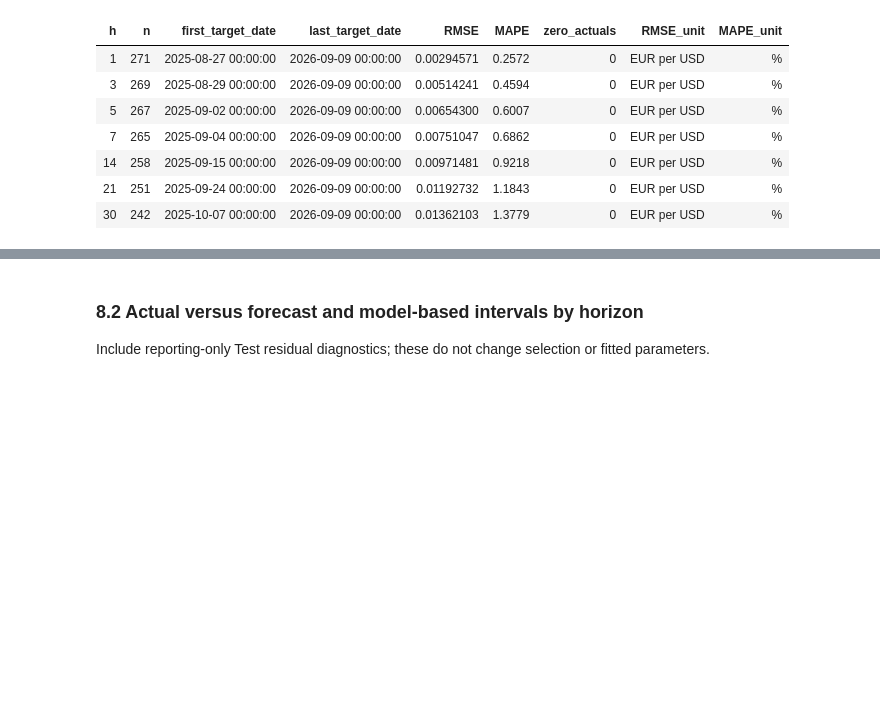
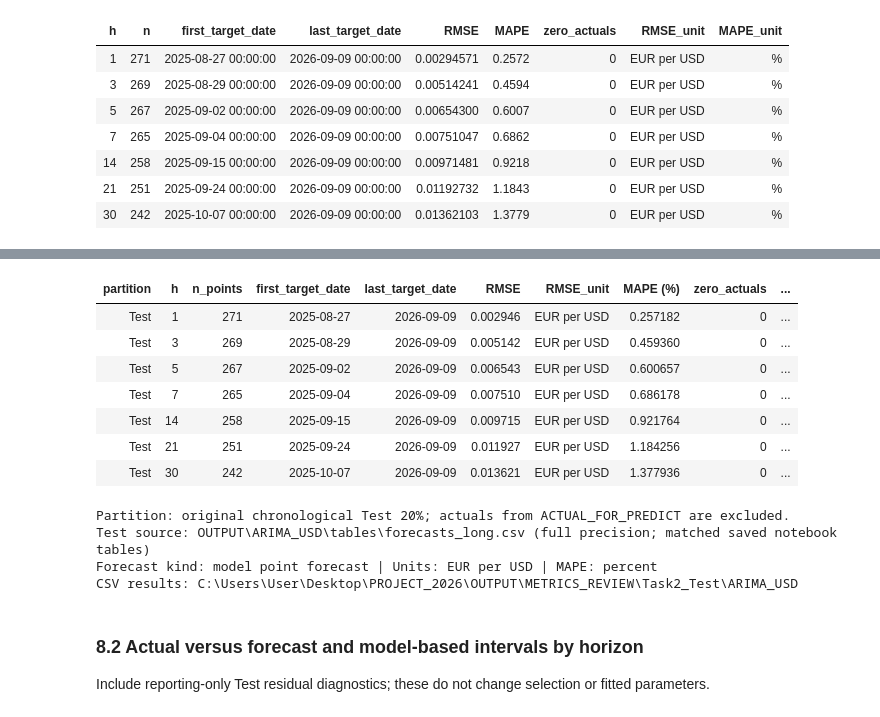
Before and after one commit to KOLLAWAT09/PROJECT_STAT, a Jupyter notebook: USD_TEST/ARIMA_USD.ipynb, the cells around one changed output, grey strips where cells are left out. Drawn from its saved outputs; the diff is of its cells as text; code cells hidden in the pictures; blank space fills up the shorter version.

Commit message:
Add future actual-price and Test metrics to all forecasting notebooks

```diff
--- a/USD_TEST/ARIMA_USD.ipynb
+++ b/USD_TEST/ARIMA_USD.ipynb
@@ -980,3 +1140,71 @@ display(evaluation.style.format({'RMSE': '{:.8f}', 'MAPE': '{:.4f}'}).hide(axis=
+# %%
+# Recompute Test-set metrics from the original historical Test forecasts only.
+from pathlib import Path
+import hashlib
+import json
+import numpy as np
+import pandas as pd
+from IPython.display import display, HTML
+
+task2_primary_column = 'forecast'
+task2_unit = 'EUR per USD'
+task2_model = 'ARIMA'
+task2_asset = 'USD'
+task2_kind = 'model point forecast'
+task2_test_pairs = forecasts[['origin_date', 'h', 'target_date', 'actual', task2_primary_column]].copy()
+task2_test_pairs = task2_test_pairs.rename(columns={task2_primary_column: 'Forecast'})
+for task2_column in ['origin_date', 'target_date']:
+    task2_test_pairs[task2_column] = pd.to_datetime(task2_test_pairs[task2_column], errors='raise')
+assert n_train == int(0.8 * len(df))
+assert task2_test_pairs['target_date'].between(df.index[n_train], df.index[-1]).all()
+assert not task2_test_pairs.duplicated(['origin_date', 'h']).any()
+assert np.isfinite(task2_test_pairs[['actual', 'Forecast']]).all().all()
+task2_target_positions = df.index.get_indexer(task2_test_pairs.target_date)
+task2_origin_positions = df.index.get_indexer(task2_test_pairs.origin_date)
+assert (task2_origin_positions >= 0).all() and (task2_target_positions >= n_train).all()
+assert np.array_equal(task2_target_positions-task2_origin_positions, task2_test_pairs.h.to_numpy())
+np.testing.assert_allclose(task2_test_pairs.actual.to_numpy(), df['Price'].iloc[task2_target_positions].to_numpy(), atol=0, rtol=1e-12)
+task2_rows = []
+for task2_h, task2_group in task2_test_pairs.groupby('h', sort=True):
+    assert len(task2_group) == len(df)-n_train-int(task2_h)+1
+    task2_actual = task2_group.actual.to_numpy()
+    task2_error = task2_group.Forecast.to_numpy()-task2_actual
+    task2_zero_count = int((task2_actual == 0).sum())
+    task2_rows.append(dict(partition='Test', h=int(task2_h), n_points=len(task2_group),
+        first_target_date=task2_group.target_date.min(), last_target_date=task2_group.target_date.max(),
+        RMSE=float(np.sqrt(np.mean(task2_error**2))), RMSE_unit=task2_unit,
+        MAPE_percent=float(100*np.mean(np.abs(task2_error/task2_actual))) if not task2_zero_count else np.nan,
+        zero_actuals=task2_zero_count, forecast_kind=task2_kind))
+task2_test_metrics = pd.DataFrame(task2_rows).rename(columns={'MAPE_percent': 'MAPE (%)'})
+assert task2_test_metrics.h.tolist() == sorted(HORIZONS)
+task2_shown = task2_test_metrics.copy()
+for task2_column in ['first_target_date', 'last_target_date']:
+    task2_shown[task2_column] = task2_shown[task2_column].dt.strftime('%Y-%m-%d')
+display(HTML('<div style="max-height:420px;overflow:auto;border:1px solid #ddd;padding:8px">'
+    + task2_shown.to_html(index=False, na_rep='N/A', float_format=lambda value: f'{value:,.6f}') + '</div>'))
+task2_root = next(base for base in [Path.cwd(), *Path.cwd().parents]
+    if (base / 'ACTUAL_FOR_PREDICT').is_dir() and (base / 'CSV').is_dir())
+task2_output = task2_root / 'OUTPUT' / 'METRICS_REVIEW' / 'Task2_Test' / 'ARIMA_USD'
+task2_output.mkdir(parents=True, exist_ok=True)
+task2_test_metrics.to_csv(task2_output / 'metrics_by_horizon.csv', index=False, encoding='utf-8-sig')
+task2_test_pairs.to_csv(task2_output / 'test_forecast_pairs.csv', index=False, encoding='utf-8-sig')
+print('Partition: original chronological Test 20%; actuals from ACTUAL_FOR_PREDICT are excluded.')
+print('Test source:', 'OUTPUT\\ARIMA_USD\\tables\\forecasts_long.csv (full precision; matched saved notebook tables)')
+print('Forecast kind:', task2_kind, '| Units:', task2_unit, '| MAPE: percent')
+print('CSV results:', task2_output)
+# %% [output]
+| partition | h | n_points | first_target_date | last_target_date | RMSE | RMSE_unit | MAPE (%) | zero_actuals | ... |
+| Test | 1 | 271 | 2025-08-27 | 2026-09-09 | 0.002946 | EUR per USD | 0.257182 | 0 | ... |
+| Test | 3 | 269 | 2025-08-29 | 2026-09-09 | 0.005142 | EUR per USD | 0.459360 | 0 | ... |
+| Test | 5 | 267 | 2025-09-02 | 2026-09-09 | 0.006543 | EUR per USD | 0.600657 | 0 | ... |
+| Test | 7 | 265 | 2025-09-04 | 2026-09-09 | 0.007510 | EUR per USD | 0.686178 | 0 | ... |
+| Test | 14 | 258 | 2025-09-15 | 2026-09-09 | 0.009715 | EUR per USD | 0.921764 | 0 | ... |
+| Test | 21 | 251 | 2025-09-24 | 2026-09-09 | 0.011927 | EUR per USD | 1.184256 | 0 | ... |
+| Test | 30 | 242 | 2025-10-07 | 2026-09-09 | 0.013621 | EUR per USD | 1.377936 | 0 | ... |
+Partition: original chronological Test 20%; actuals from ACTUAL_FOR_PREDICT are excluded.
+Test source: OUTPUT\ARIMA_USD\tables\forecasts_long.csv (full precision; matched saved notebook tables)
+Forecast kind: model point forecast | Units: EUR per USD | MAPE: percent
+CSV results: C:\Users\User\Desktop\PROJECT_2026\OUTPUT\METRICS_REVIEW\Task2_Test\ARIMA_USD
 # %% [markdown]
 ### 8.2 Actual versus forecast and model-based intervals by horizon
 
```
Also changed, not shown: parts of 4 cells of this notebook, 30 other files.
